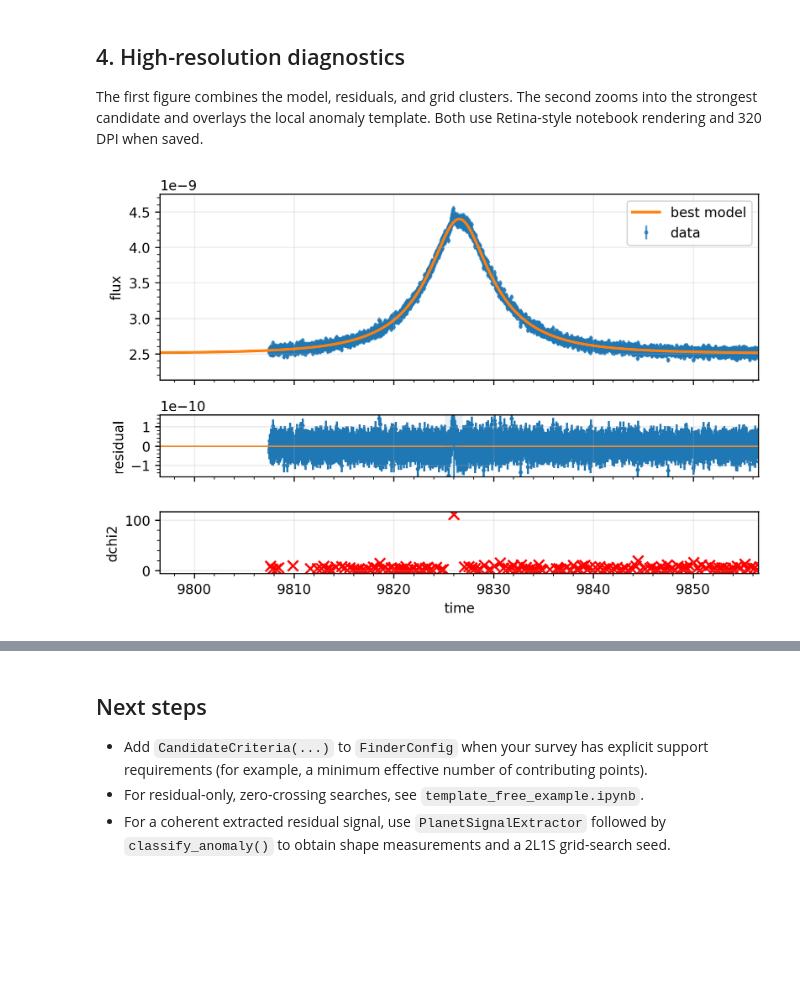
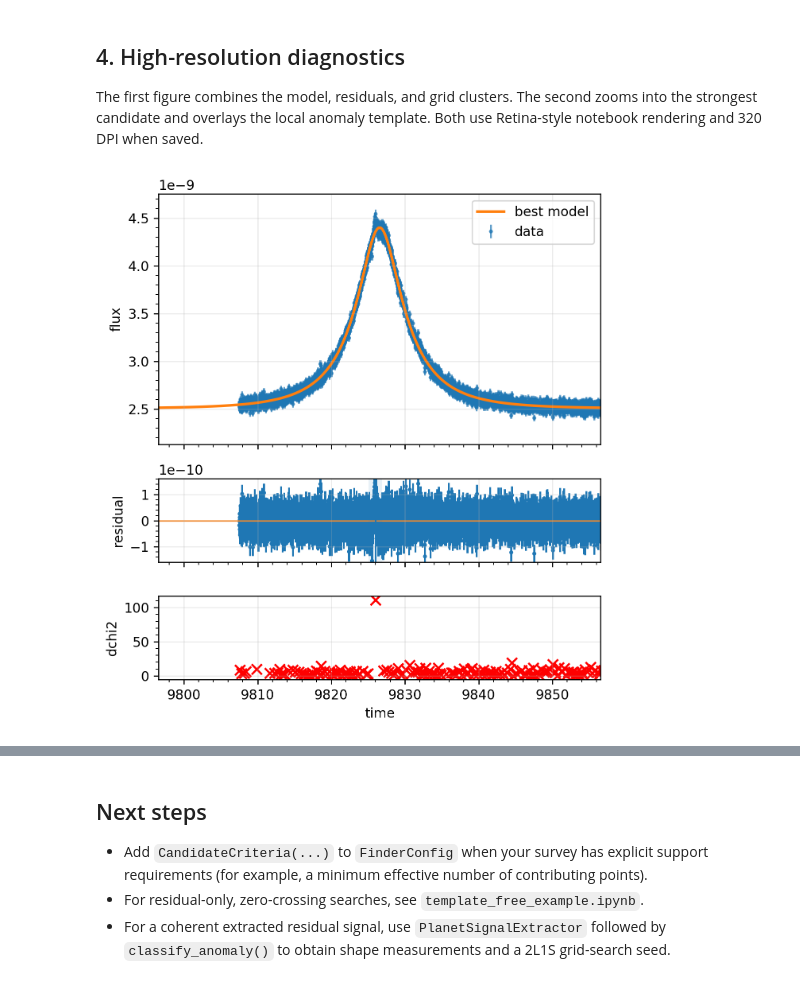
Before and after one commit to NunotaKansuke/jacscanomaly, a Jupyter notebook: example/template_scan_example.ipynb, the cells around one changed output, grey strips where cells are left out. Cells and saved outputs as stored; diff of their text form; code cells hidden in the pictures; blank space fills up the shorter version.

Commit message:
Narrow notebook diagnostic figures

```diff
--- a/example/template_scan_example.ipynb
+++ b/example/template_scan_example.ipynb
@@ -25,7 +25,7 @@ except ImportError:  # also works when run outside Jupyter
 plt.rcParams.update({
     "figure.dpi": 120,
     "savefig.dpi": 320,
-    "figure.figsize": (7, 4.8),
+    "figure.figsize": (5.5, 6),
     "axes.grid": True,
     "grid.alpha": 0.25,
 })
@@ -119,17 +119,17 @@ The first figure combines the model, residuals, and grid clusters. The second zo
 # %%
 fig, axes = finder.plot_result(
     show=False,
-    figsize=(7, 4.8),
+    figsize=(5.5, 6),
     show_anomaly_window=True,
     model_base_points=256,
 )
 fig.tight_layout()
 plt.show()
 
 # Uncomment to create a publication-ready raster image.
 # fig.savefig("template_scan_overview.png", bbox_inches="tight")
 # %% [output]
-[figure, old version]
+[figure, new version]
 # %%
 if result.best is not None:
     fig, ax = finder.plot_anomaly_window(show=False, a=7.0)
```
Also changed, not shown: parts of 1 cell of this notebook.
